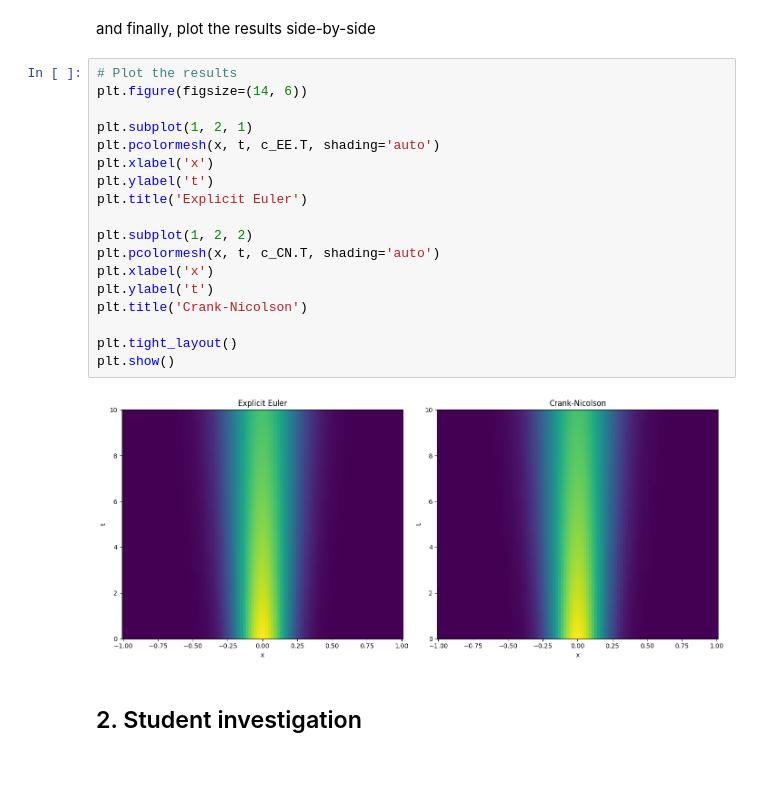
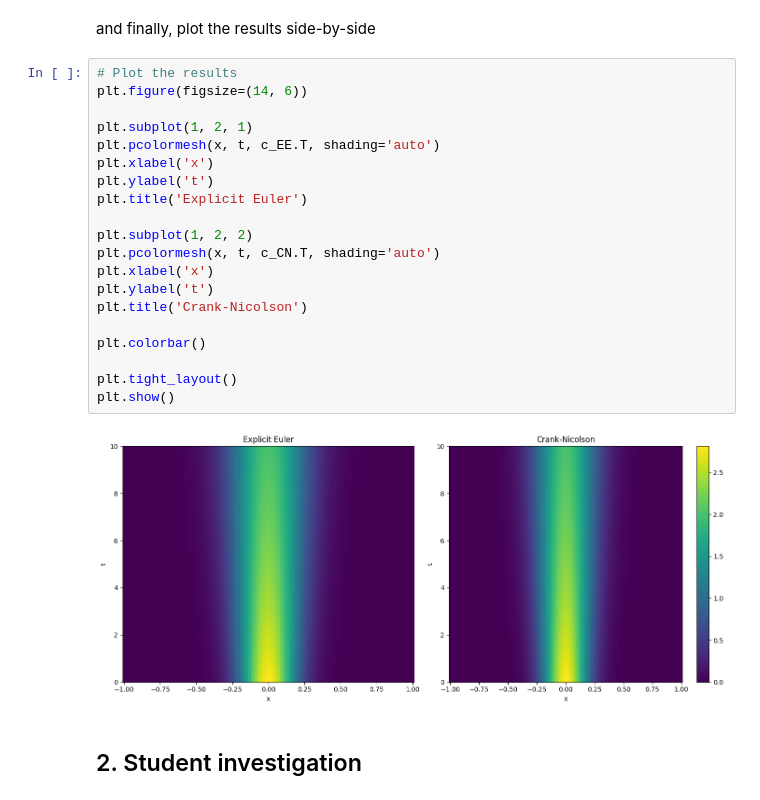
Before and after one commit to AnnabelHall/QCES_LNM, a Jupyter notebook: Project1_numerical_methods.ipynb, the cells around one changed output. Cells and saved outputs as stored; diff of their text form; blank space fills up the shorter version.

```diff
--- a/Project1_numerical_methods.ipynb
+++ b/Project1_numerical_methods.ipynb
@@ -146,23 +148,25 @@ and finally, plot the results side-by-side
 # %%
 # Plot the results
 plt.figure(figsize=(14, 6))
 
 plt.subplot(1, 2, 1)
 plt.pcolormesh(x, t, c_EE.T, shading='auto')
 plt.xlabel('x')
 plt.ylabel('t')
 plt.title('Explicit Euler')
 
 plt.subplot(1, 2, 2)
 plt.pcolormesh(x, t, c_CN.T, shading='auto')
 plt.xlabel('x')
 plt.ylabel('t')
 plt.title('Crank-Nicolson')
 
+plt.colorbar()
+
 plt.tight_layout()
 plt.show()
 # %% [output]
-[figure, old version]
+[figure, new version]
 # %% [markdown]
 ## 2. Student investigation
 # %% [markdown]
```
Also changed, not shown: parts of 12 cells of this notebook.
